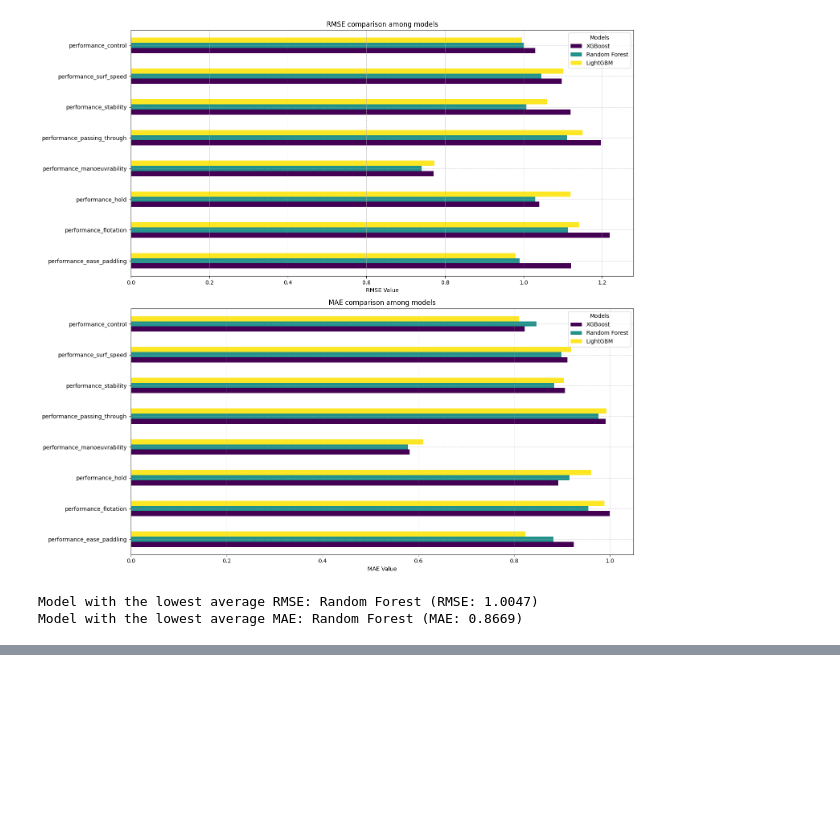
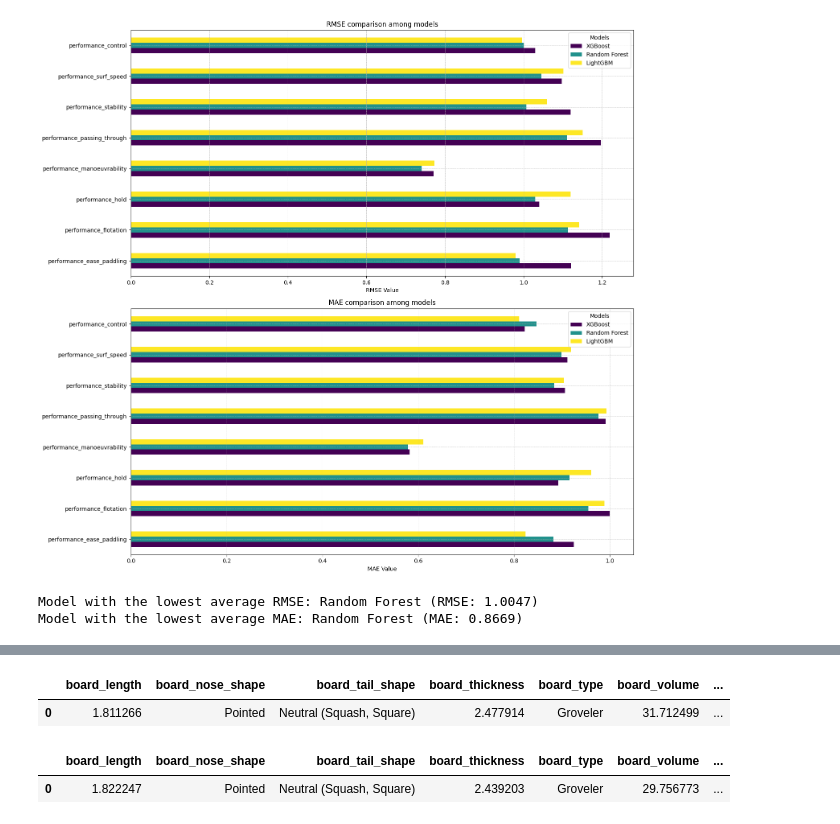
Before and after one commit to eliaszpiotr/surf_boards, a Jupyter notebook: surf_boards.ipynb, the cells around one changed output, grey strips where cells are left out. Drawn from its saved outputs; the diff is of its cells as text; code cells hidden in the pictures; blank space fills up the shorter version.

```diff
--- a/surf_boards.ipynb
+++ b/surf_boards.ipynb
@@ -481,0 +747,34 @@ Selected features based on RFE: ['board_how_many', 'board_length', 'board_tail_s
+# %%
+# Example 2: Older, experienced, heavier surfer
+surfer_data2 = {
+    'surfer_age': [45],
+    'surfer_exercise_frequency': [2],  # e.g. twice a week
+    'surfer_experience': [0],  # e.g. Advanced
+    'surfer_gender': [1],  # e.g. Male: 1
+    'surfer_height': [185],  # cm
+    'surfer_style': [0],  # e.g. Aggressive: 0
+    'surfer_weight': [85],  # kg
+    'wave_height': [2.0]  # meters
+}
+
+predict_surfboard(surfer_data2, model, inverted_mappings)
+# %% [output]
+|  | board_length | board_nose_shape | board_tail_shape | board_thickness | board_type | board_volume | ... |
+| 0 | 1.811266 | Pointed | Neutral (Squash, Square) | 2.477914 | Groveler | 31.712499 | ... |
+# %%
+# Example 3: Female, intermediate experience, neutral style
+surfer_data3 = {
+    'surfer_age': [30],
+    'surfer_exercise_frequency': [3],  # e.g. once a week
+    'surfer_experience': [3],  # e.g. Intermediate
+    'surfer_gender': [0],  # e.g. Female: 0
+    'surfer_height': [170],  # cm
+    'surfer_style': [2],  # e.g. neutral: 2
+    'surfer_weight': [65],  # kg
+    'wave_height': [1.5]  # meters
+}
+
+predict_surfboard(surfer_data3, model, inverted_mappings)
+# %% [output]
+|  | board_length | board_nose_shape | board_tail_shape | board_thickness | board_type | board_volume | ... |
+| 0 | 1.822247 | Pointed | Neutral (Squash, Square) | 2.439203 | Groveler | 29.756773 | ... |
```
Also changed, not shown: parts of 22 cells of this notebook.
